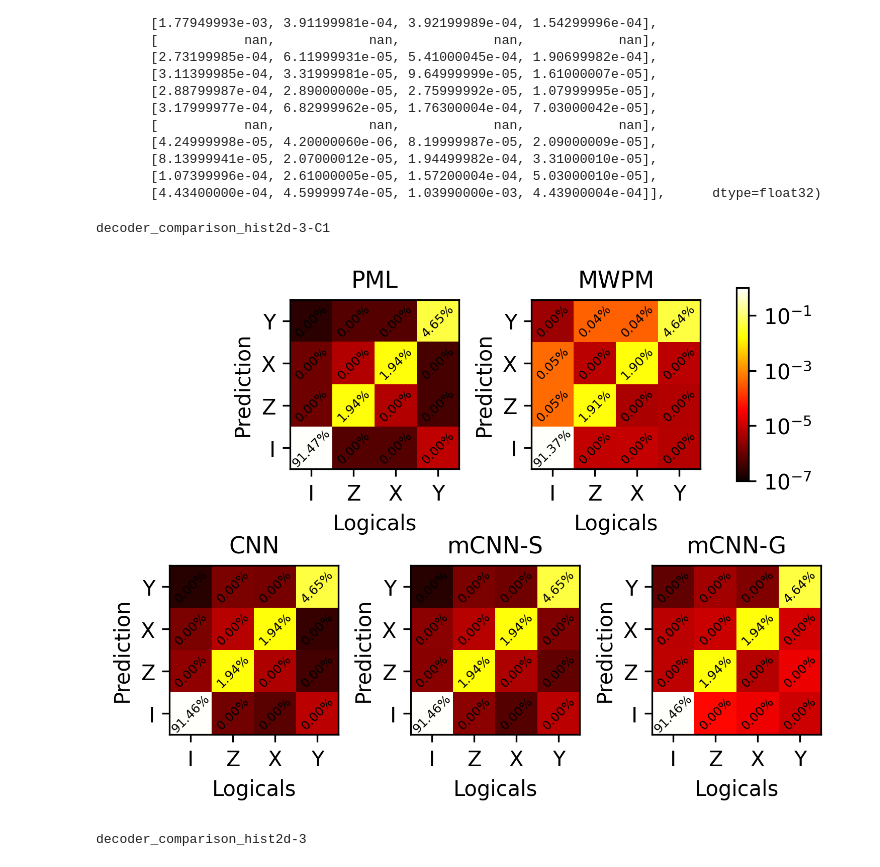
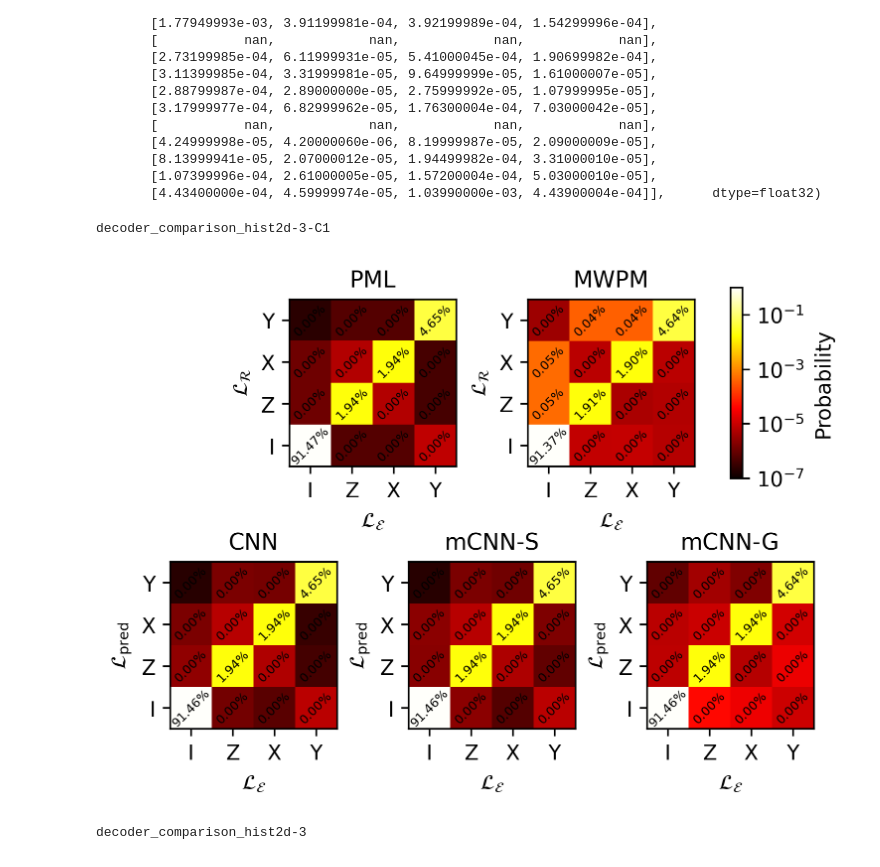
Before and after one commit to JuliusRye/QEC, a Jupyter notebook: Modules/fig_decoder_comparisen.ipynb, the cells around one changed output. Drawn from its saved outputs; the diff is of its cells as text; code cells hidden in the pictures.

Commit message:
Updated the hist2d plots

```diff
--- a/Modules/fig_decoder_comparisen.ipynb
+++ b/Modules/fig_decoder_comparisen.ipynb
@@ -367,37 +367,40 @@ for decoder, loc in zip(
         hist,
         origin='lower',
         cmap='hot',
         # vmin=0,
         # vmax=hist.sum(),
         norm=LogNorm(vmin=1E-7, vmax=1)
     )
     img.cmap.set_bad(color='black')
     ax.set_xticks(range(4), labels)
     ax.set_yticks(range(4), labels)
-    ax.set_ylabel(f'Prediction')
-    ax.set_xlabel(f'Logicals')
+    if decoder in ["CNN", "CNN-S", "CNN-G"]:
+        ax.set_ylabel('$\\mathcal{L}_{\\mathrm{pred}}$')
+    else:
+        ax.set_ylabel('$\\mathcal{L}_\\mathcal{R}$')
+    ax.set_xlabel('$\\mathcal{L}_\\mathcal{E}$')
     for x, row in enumerate(jnp.array(hist).T):
         for y, prob in enumerate(row):
             ax.text(x, y, f'{prob:.2%}', ha='center', va='center', rotation=45, rotation_mode='anchor', fontsize=6)
     if "CNN-" in decoder:
         ax.set_title(f'm{decoder}', fontsize=11)
     else:
         ax.set_title(f'{decoder}', fontsize=11)
 # cbar = fig.colorbar(img, cax=fig.add_axes((2.95,0.1,.05,.8)))
 # cbar = fig.colorbar(img, cax=fig.add_axes((2.5,0.1,.05,.8)))
 cbar = fig.colorbar(img, cax=fig.add_axes((2.5,0.1,.05,.8)))
-# cbar.set_label("Probability")
+cbar.set_label("Probability")
 
 figname = f"decoder_comparison_hist2d-{L}-{deformation_name}"
 print(figname)
 plt.savefig(f"figs/{figname}.eps", dpi=300, bbox_inches='tight')
 plt.savefig(f"figs/{figname}.pdf", dpi=300, bbox_inches='tight')
 plt.savefig(f"figs/{figname}.png", dpi=300, bbox_inches='tight')
 
 plt.show()
 # %% [output]
 decoder_comparison_hist2d-3-C1
-[figure, old version]
+[figure, new version]
 # %%
 L = 3
 if L == 3:
```
Also changed, not shown: 3 other files.
